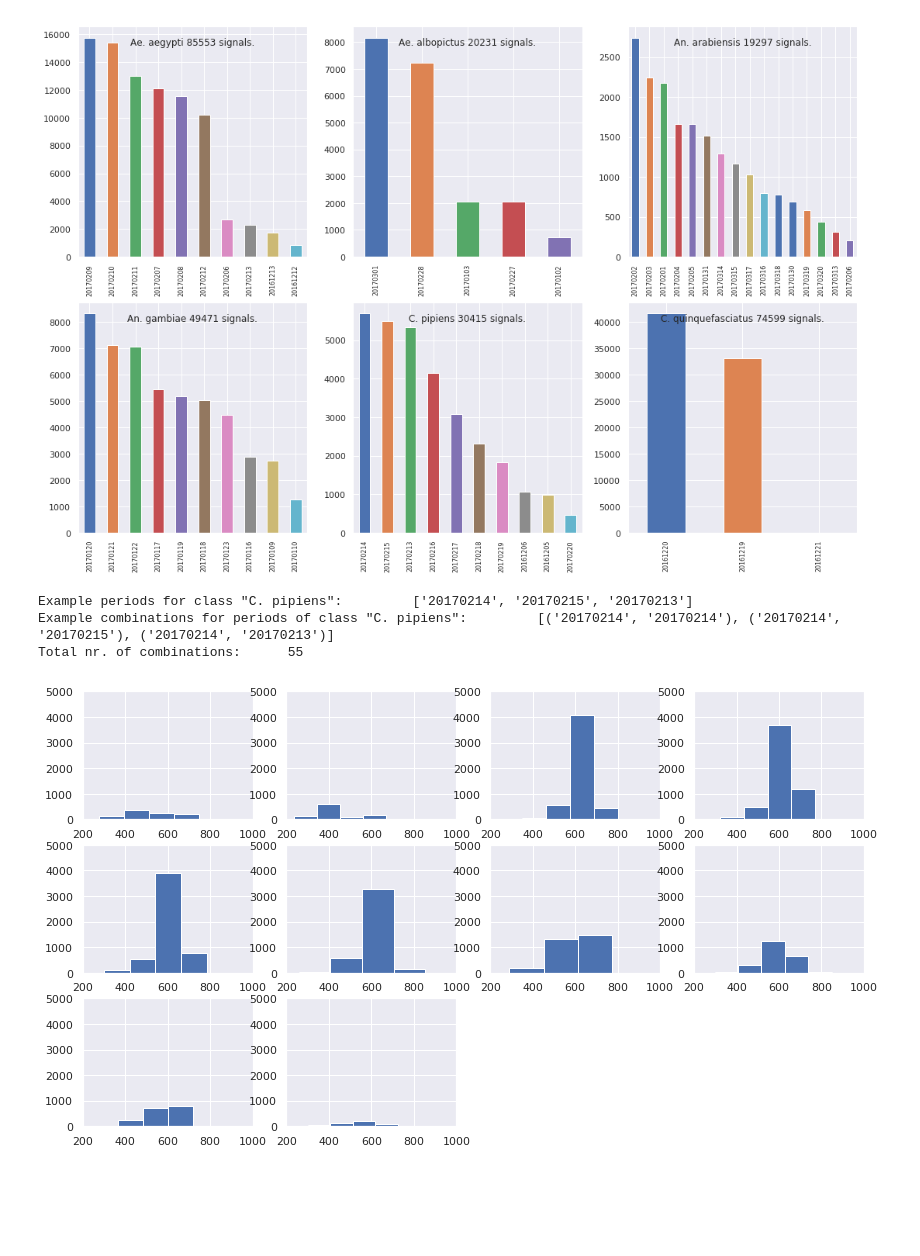
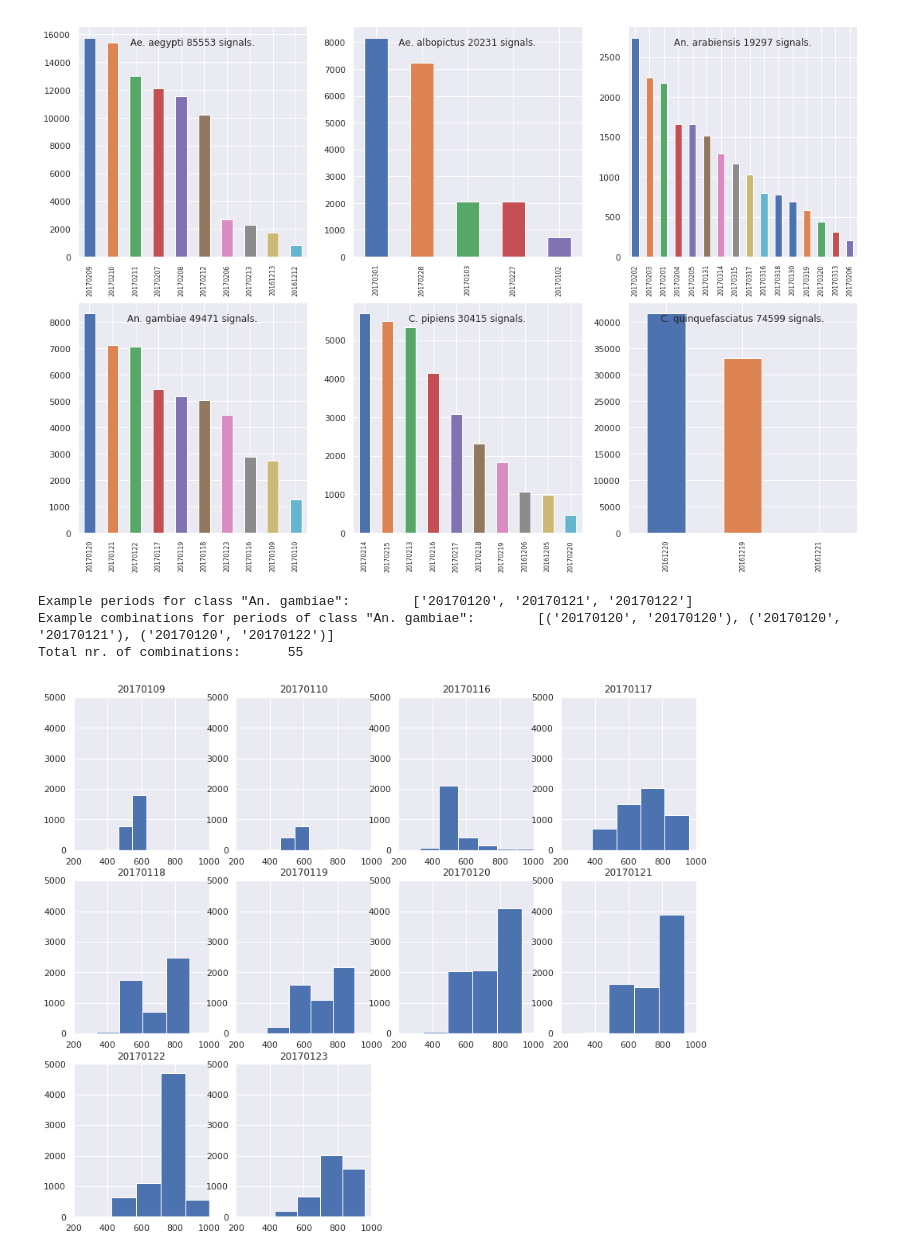
Before and after one commit to kalfasyan/wingbeat_frequencies, a Jupyter notebook: H_gender_effect_of data.ipynb, the cells around one changed output. Saved outputs shown, nothing was run; the diff lists cells and outputs as text; code cells hidden in the pictures; blank space fills up the shorter version.

```diff
--- a/H_gender_effect_of data.ipynb
+++ b/H_gender_effect_of data.ipynb
@@ -53,26 +52,27 @@ for q, (i, sub) in enumerate(df.groupby('label')):
 # %% [output]
 [figure]
 # %%
-class_label = 'C. pipiens'
+class_label = 'An. gambiae'
 periods = df[df.label==class_label].date.value_counts().index.tolist()
 periods = [periods[i] for i in range(len(periods))]
 print('Example periods for class \"{}\": \t{}'.format(class_label, periods[:3]))
 
 pair_combs = []
 for i in itertools.combinations_with_replacement(periods, r=2):
     pair_combs.append(i)
 print('Example combinations for periods of class \"{}\": \t{}'.format(class_label, pair_combs[:3]))
 print('Total nr. of combinations: \t{}'.format(len(pair_combs)))
 
-plt.figure(figsize=(14,8))
+plt.figure(figsize=(14,12))
 plt.tight_layout()
 for i, (day, sub) in enumerate(df[df.label==class_label].groupby('date')):
     plt.subplot(3,4,i+1)
+    plt.title(day)
     sub.fr0.hist()
     plt.xlim(200, 1000)
     plt.ylim(0,5000)
 # %% [output]
-Example periods for class "C. pipiens":         ['20170214', '20170215', '20170213']
-Example combinations for periods of class "C. pipiens":         [('20170214', '20170214'), ('20170214', '20170215'), ('20170214', '20170213')]
+Example periods for class "An. gambiae":        ['20170120', '20170121', '20170122']
+Example combinations for periods of class "An. gambiae":        [('20170120', '20170120'), ('20170120', '20170121'), ('20170120', '20170122')]
 Total nr. of combinations:      55
-[figure, old version]
+[figure, new version]
```
Also changed, not shown: parts of 2 cells of this notebook, 4 other files.
